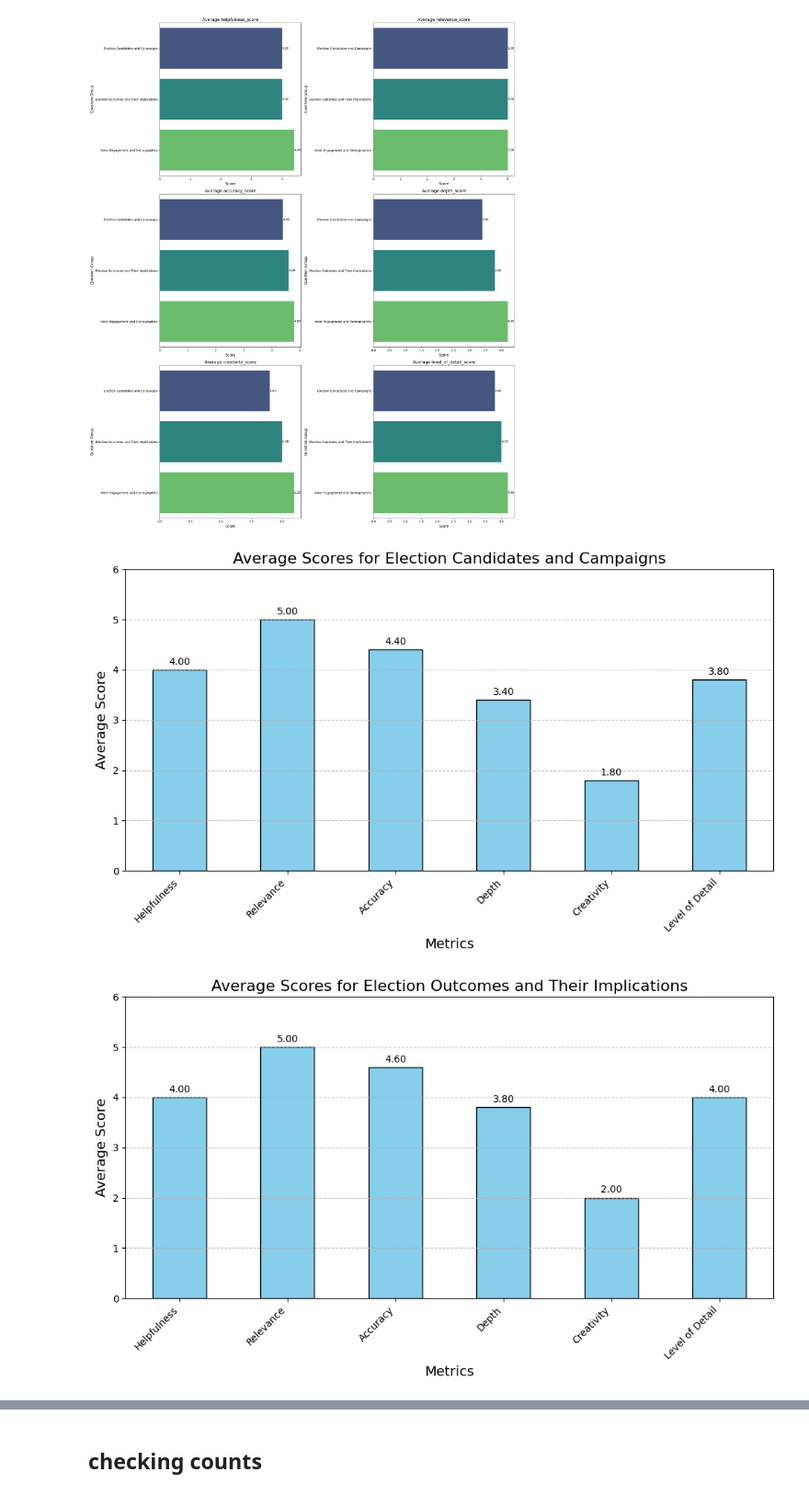
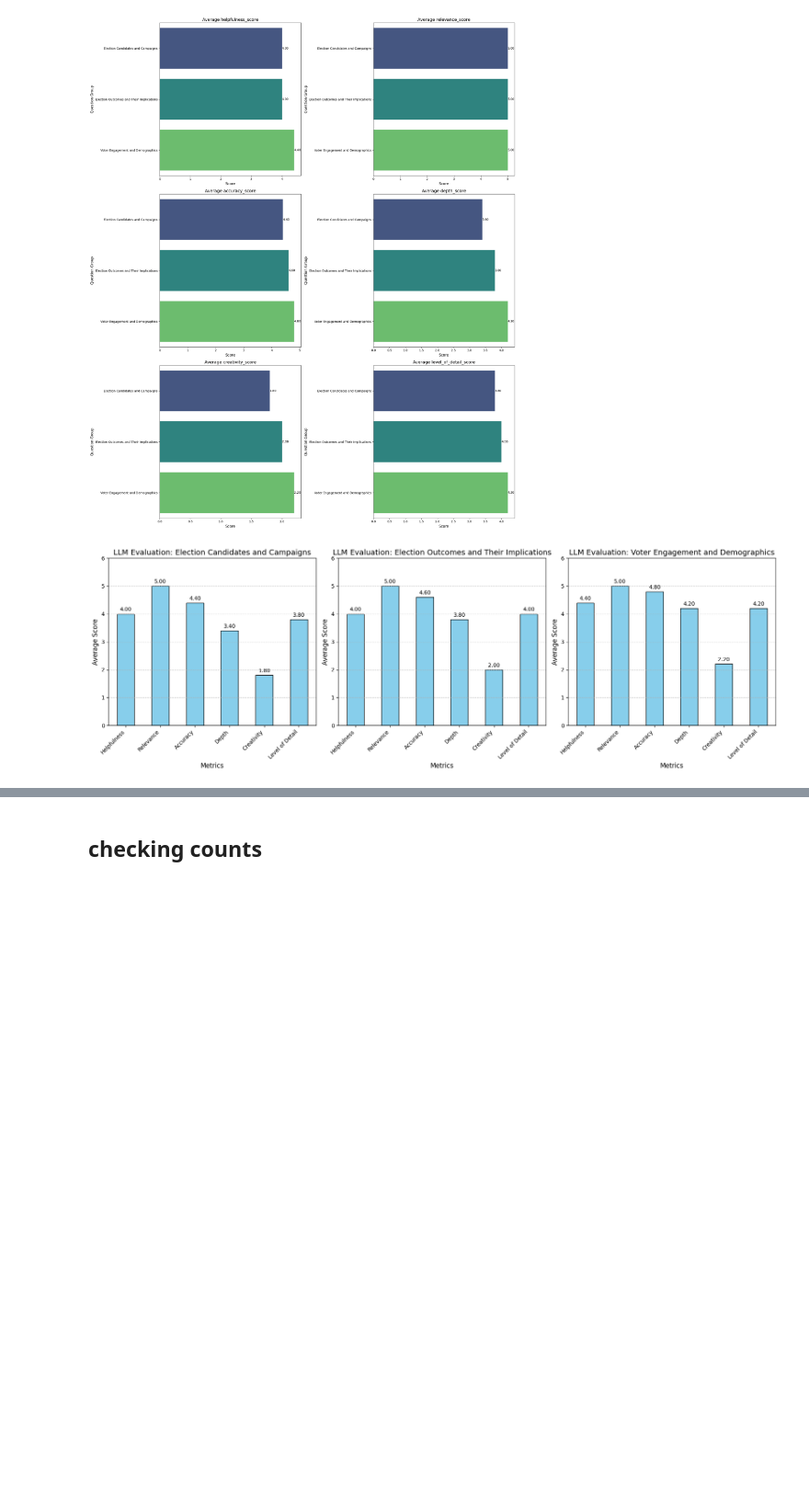
Before and after one commit to anushakuppahally/cs224v-project, a Jupyter notebook: data_analysis.ipynb, the cells around one changed output, grey strips where cells are left out. Shown at 92% size. Cells and saved outputs as stored; diff of their text form; code cells hidden in the pictures; blank space fills up the shorter version.

Commit message:
updating graphs, readme

```diff
--- a/data_analysis.ipynb
+++ b/data_analysis.ipynb
@@ -221,34 +221,28 @@ Passing `palette` without assigning `hue` is deprecated and will be removed in v
   sns.barplot(y='group', x=metric, data=grouped_scores, ax=axes[idx], palette='viridis')
 [figure]
 # %%
-# Get unique groups
 groups = qa_data['group'].unique()
 clean_labels = ['Helpfulness', 'Relevance', 'Accuracy', 'Depth', 'Creativity', 'Level of Detail']
 
-# Create a figure for each group
-for group in groups:
-    # Filter data for this group
+fig, axes = plt.subplots(1, 3, figsize=(18, 6))
+
+for ax, group in zip(axes, groups):
     group_data = qa_data[qa_data['group'] == group][metrics].mean()
 
-    # Create plot
-    plt.figure(figsize=(10, 6))
-    group_data.plot(kind='bar', color='skyblue', edgecolor='black')
+    group_data.plot(kind='bar', color='skyblue', edgecolor='black', ax=ax)
 
-    # Customize plot
-    plt.title(f'Average Scores for {group}', fontsize=16)
-    plt.ylabel('Average Score', fontsize=14)
-    plt.xlabel('Metrics', fontsize=14)
-    plt.ylim(0, 6)
-    plt.xticks(rotation=45, ha='right')
-    plt.xticks(range(len(clean_labels)), clean_labels, rotation=45, ha='right')
-    plt.grid(axis='y', linestyle='--', alpha=0.7)
+    ax.set_title(f'LLM Evaluation: {group}', fontsize=14)
+    ax.set_ylabel('Average Score', fontsize=12)
+    ax.set_xlabel('Metrics', fontsize=12)
+    ax.set_ylim(0, 6)
+    ax.set_xticks(range(len(clean_labels)))
+    ax.set_xticklabels(clean_labels, rotation=45, ha='right')
+    ax.grid(axis='y', linestyle='--', alpha=0.7)
 
-    # Add value labels on bars
     for i, v in enumerate(group_data):
-        plt.text(i, v + 0.1, f'{v:.2f}', ha='center')
+        ax.text(i, v + 0.1, f'{v:.2f}', ha='center', fontsize=10)
 
-    plt.tight_layout()
-    plt.show()
+plt.tight_layout()
+plt.show()
 # %% [output]
-[figure, old version]
+[figure, new version]
-[figure, removed]
```
Also changed, not shown: parts of 2 cells of this notebook, 1 other file.
